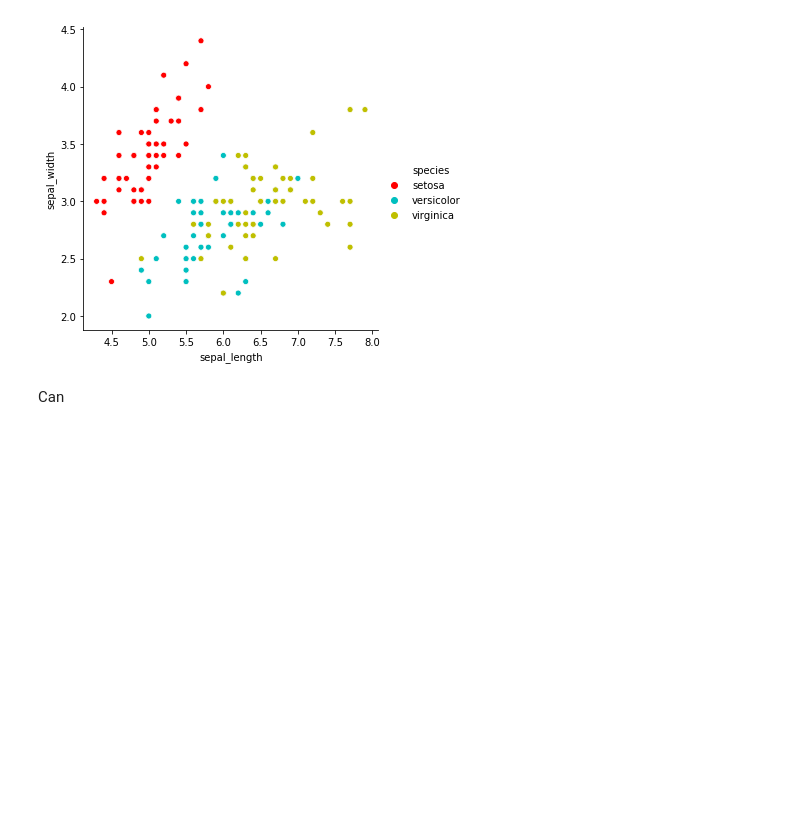
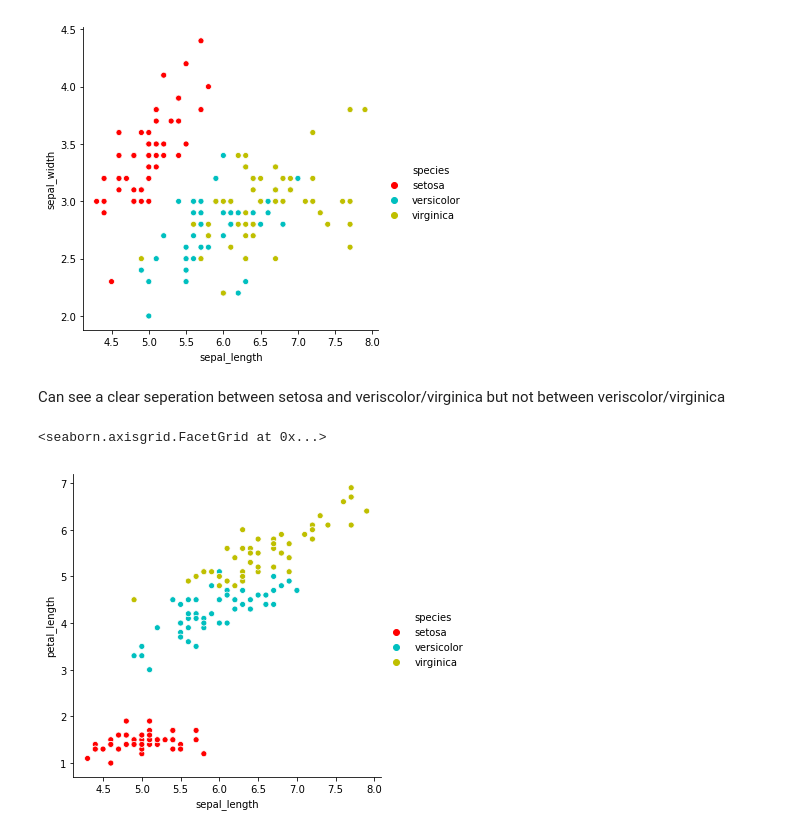
Before and after one commit to robahall/MLAlgoProjects, a Jupyter notebook: notebooks/1.0_rah_iris-kmeans.ipynb, the cells around one changed output. Cells and saved outputs as stored; diff of their text form; code cells hidden in the pictures; blank space fills up the shorter version.

```diff
--- a/notebooks/1.0_rah_iris-kmeans.ipynb
+++ b/notebooks/1.0_rah_iris-kmeans.ipynb
@@ -48,7 +48,10 @@ sns.relplot(x='sepal_length', y='sepal_width', hue='species' , data = iris_df,
 # %% [output]
 <seaborn.axisgrid.FacetGrid at 0x...>
 [figure]
-# %% [markdown]
-Can
+# %% [markdown]
+Can see a clear seperation between setosa and veriscolor/virginica but not between veriscolor/virginica
 # %%
-sns.relplot(x='sepal_length', y='sepal_width', hue=target , data = iris,  palette=["r", "c", "y"])
+sns.relplot(x='sepal_length', y='petal_length', hue='species' , data = iris_df,  palette=["r", "c", "y"])
+# %% [output]
+<seaborn.axisgrid.FacetGrid at 0x...>
+[figure, added]
```
Also changed, not shown: parts of 10 cells of this notebook.
